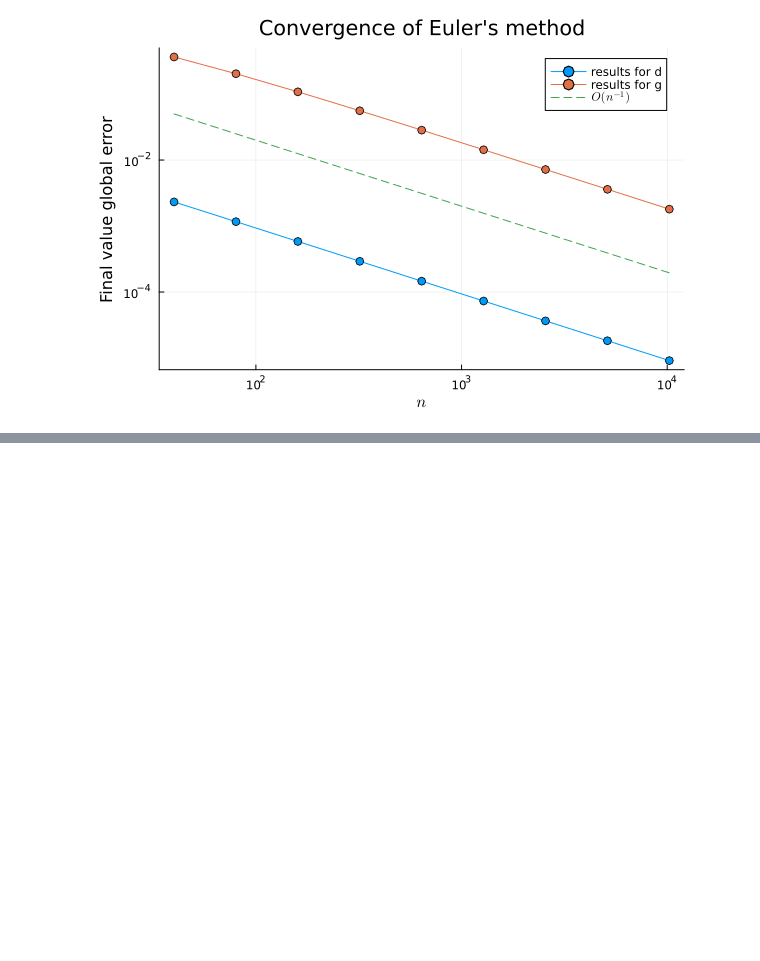
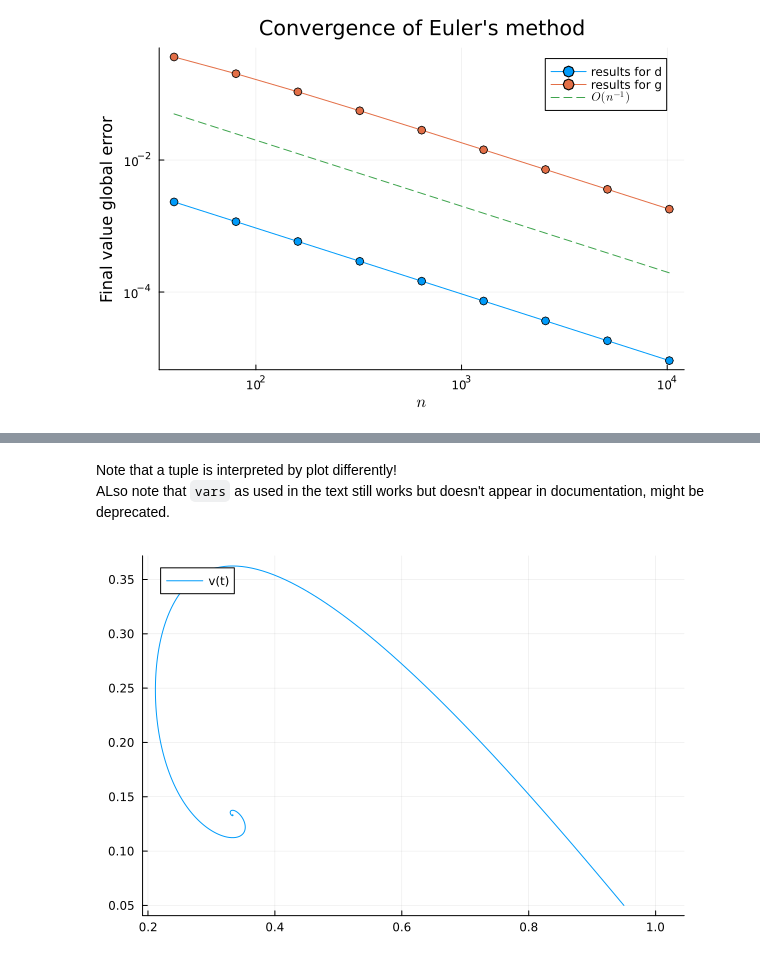
Before and after one commit to DrEntropy/FNC, a Jupyter notebook: chapter6.ipynb, the cells around one changed output, grey strips where cells are left out. Cells and saved outputs as stored; diff of their text form; code cells hidden in the pictures; blank space fills up the shorter version.

```diff
--- a/chapter6.ipynb
+++ b/chapter6.ipynb
@@ -243,0 +292,7 @@ plot!(ns,0.05*(ns/ns[1]).^(-1),l=:dash,label=L"O(n^{-1})")
+# %% [markdown]
+Note that a tuple is interpreted by plot differently!
+ALso note that `vars` as used in the text still works but doesn't appear in documentation, might be deprecated.
+# %%
+plot(sol,idxs=(1,2), label=["v(t)" "w(t)"], legend=:topleft)
+# %% [output]
+[figure, added]
```
Also changed, not shown: parts of 6 cells of this notebook.
